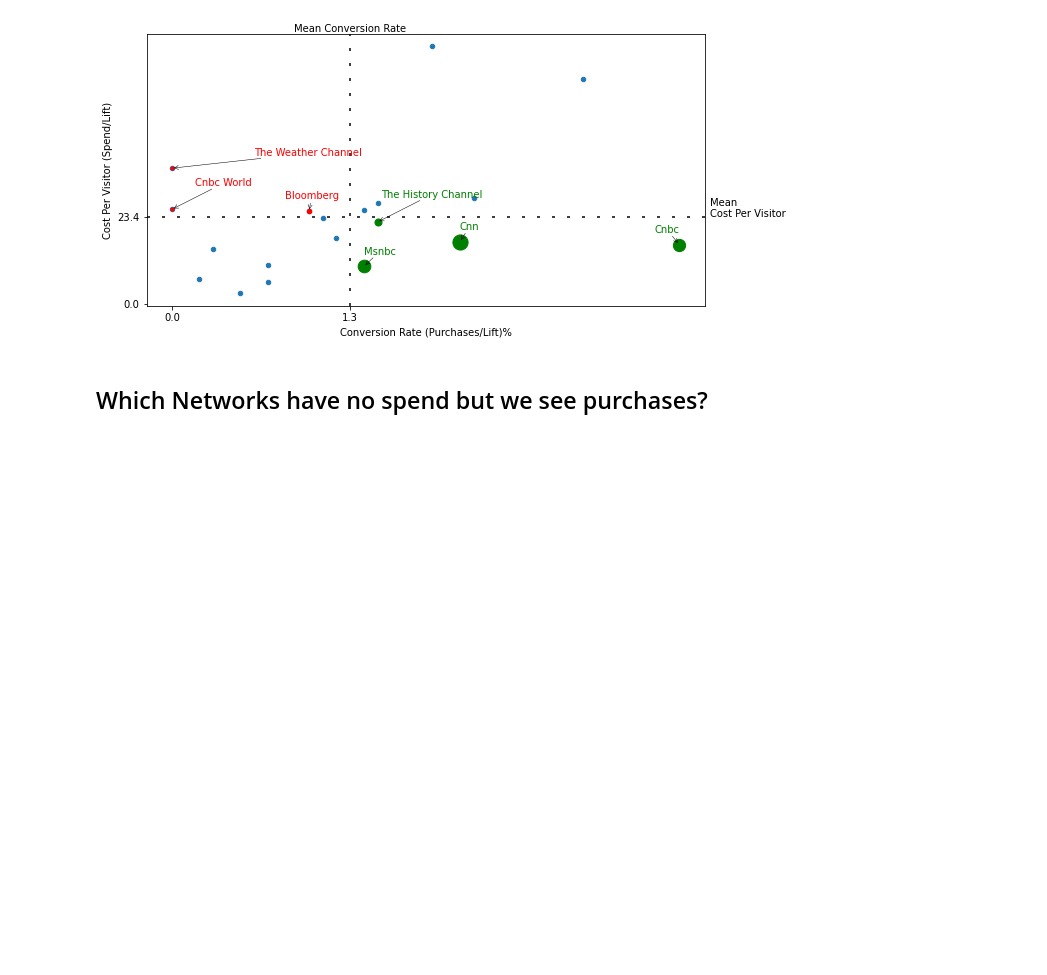
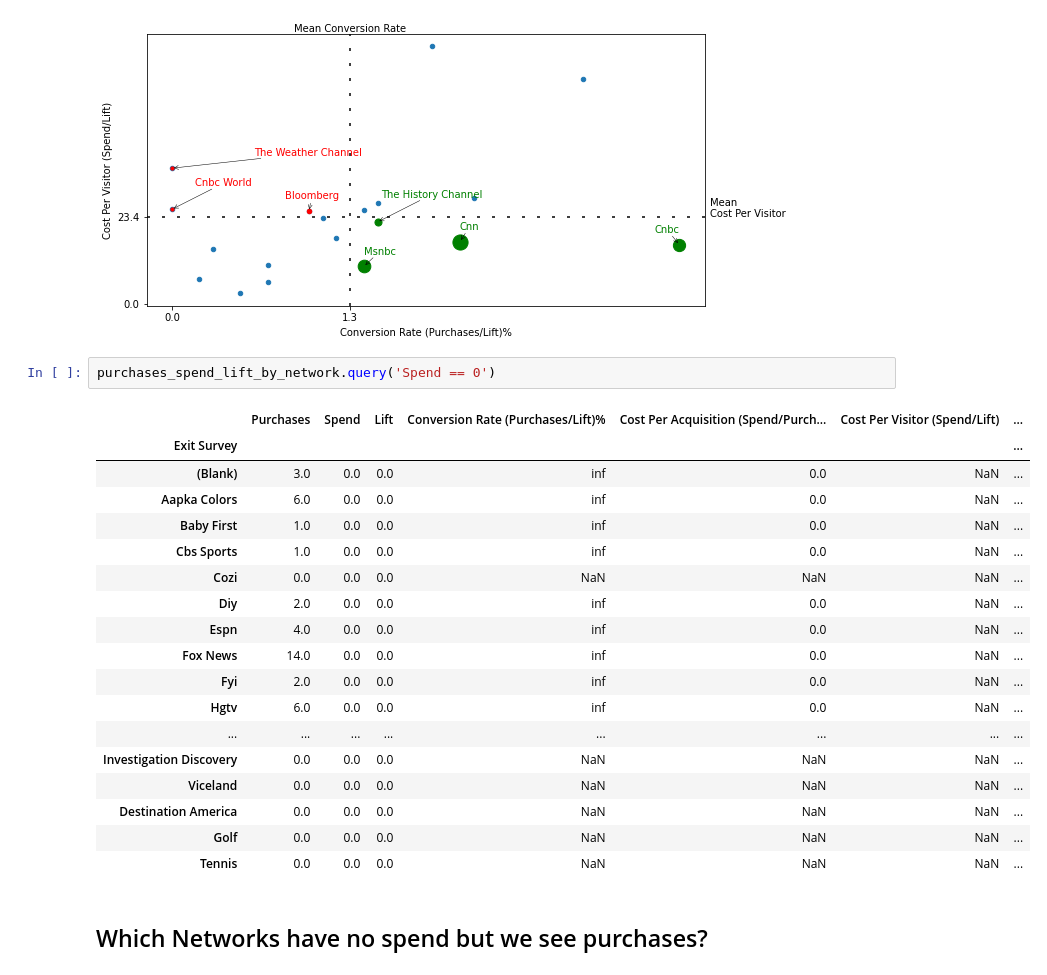
Before and after one commit to papir805/telepulse_ad_campaign_report, a Jupyter notebook: new_takehome_quiz_answers.ipynb, the cells around one changed output. Saved outputs shown, nothing was run; the diff lists cells and outputs as text; blank space fills up the shorter version.

```diff
--- a/new_takehome_quiz_answers.ipynb
+++ b/new_takehome_quiz_answers.ipynb
@@ -1166,6 +1030,27 @@ make_scatter2(df=report_for_client,
              color_2='green')
 # %% [output]
 [figure]
+# %%
+purchases_spend_lift_by_network.query('Spend == 0')
+# %% [output]
+|  | Purchases | Spend | Lift | Conversion Rate (Purchases/Lift)% | Cost Per Acquisition (Spend/Purch... | Cost Per Visitor (Spend/Lift) | ... |
+| Exit Survey |  |  |  |  |  |  | ... |
+| (Blank) | 3.0 | 0.0 | 0.0 | inf | 0.0 | NaN | ... |
+| Aapka Colors | 6.0 | 0.0 | 0.0 | inf | 0.0 | NaN | ... |
+| Baby First | 1.0 | 0.0 | 0.0 | inf | 0.0 | NaN | ... |
+| Cbs Sports | 1.0 | 0.0 | 0.0 | inf | 0.0 | NaN | ... |
+| Cozi | 0.0 | 0.0 | 0.0 | NaN | NaN | NaN | ... |
+| Diy | 2.0 | 0.0 | 0.0 | inf | 0.0 | NaN | ... |
+| Espn | 4.0 | 0.0 | 0.0 | inf | 0.0 | NaN | ... |
+| Fox News | 14.0 | 0.0 | 0.0 | inf | 0.0 | NaN | ... |
+| Fyi | 2.0 | 0.0 | 0.0 | inf | 0.0 | NaN | ... |
+| Hgtv | 6.0 | 0.0 | 0.0 | inf | 0.0 | NaN | ... |
+| ... | ... | ... | ... | ... | ... | ... | ... |
+| Investigation Discovery | 0.0 | 0.0 | 0.0 | NaN | NaN | NaN | ... |
+| Viceland | 0.0 | 0.0 | 0.0 | NaN | NaN | NaN | ... |
+| Destination America | 0.0 | 0.0 | 0.0 | NaN | NaN | NaN | ... |
+| Golf | 0.0 | 0.0 | 0.0 | NaN | NaN | NaN | ... |
+| Tennis | 0.0 | 0.0 | 0.0 | NaN | NaN | NaN | ... |
 # %% [markdown]
 ## Which Networks have no spend but we see purchases?
 # %%
```
Also changed, not shown: parts of 33 cells of this notebook, 4 other files.
